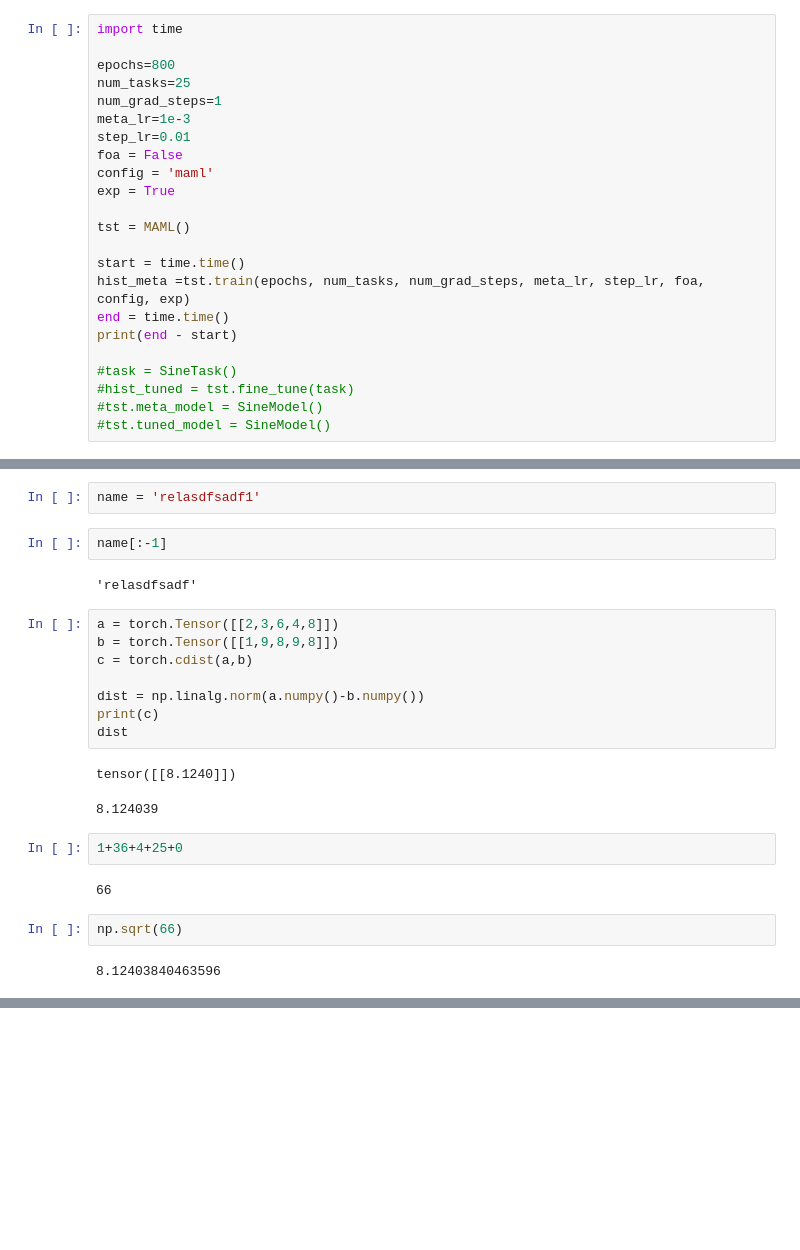
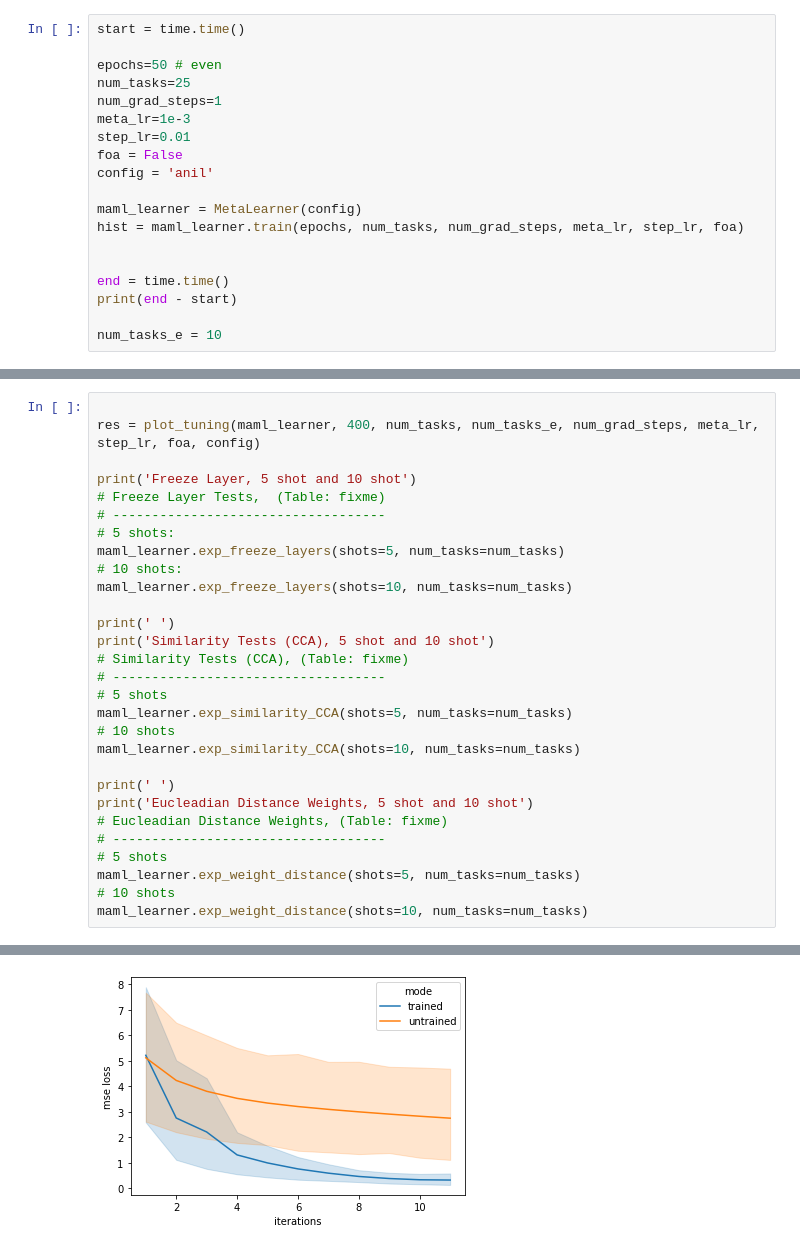
Before and after one commit to BaseKernel/aml-project-2020, a Jupyter notebook: meta_learning.ipynb, the cells around one changed output, grey strips where cells are left out. Drawn from its saved outputs; the diff is of its cells as text; blank space fills up the shorter version.

```diff
--- a/meta_learning.ipynb
+++ b/meta_learning.ipynb
@@ -316,24 +353,20 @@ class MetaLearning:
 # %%
-import time
+start = time.time()
 
-epochs=800
+epochs=50 # even
 num_tasks=25
 num_grad_steps=1
 meta_lr=1e-3
 step_lr=0.01
 foa = False
-config = 'maml'
-exp = True
+config = 'anil'
 
-tst = MAML()
+maml_learner = MetaLearner(config)
+hist = maml_learner.train(epochs, num_tasks, num_grad_steps, meta_lr, step_lr, foa)
 
-start = time.time()
-hist_meta =tst.train(epochs, num_tasks, num_grad_steps, meta_lr, step_lr, foa, config, exp)
+
 end = time.time()
 print(end - start)
 
-#task = SineTask()
-#hist_tuned = tst.fine_tune(task)
-#tst.meta_model = SineModel()
-#tst.tuned_model = SineModel()
+num_tasks_e = 10
 # %% [output]
@@ -473,25 +374,30 @@ tensor([0.5502])
-# %%
-name = 'relasdfsadf1'
-# %%
-name[:-1]
-# %% [output]
-'relasdfsadf'
-# %%
-a = torch.Tensor([[2,3,6,4,8]])
-b = torch.Tensor([[1,9,8,9,8]])
-c = torch.cdist(a,b)
-
-dist = np.linalg.norm(a.numpy()-b.numpy())
-print(c)
-dist
-# %% [output]
-tensor([[8.1240]])
-8.124039
-# %%
-1+36+4+25+0
-# %% [output]
-66
-# %%
-np.sqrt(66)
-# %% [output]
-8.12403840463596
+# %%
+
+res = plot_tuning(maml_learner, 400, num_tasks, num_tasks_e, num_grad_steps, meta_lr, step_lr, foa, config)
+
+print('Freeze Layer, 5 shot and 10 shot')
+# Freeze Layer Tests,  (Table: fixme)
+# -----------------------------------
+# 5 shots:
+maml_learner.exp_freeze_layers(shots=5, num_tasks=num_tasks)
+# 10 shots:
+maml_learner.exp_freeze_layers(shots=10, num_tasks=num_tasks)
+
+print(' ')
+print('Similarity Tests (CCA), 5 shot and 10 shot')
+# Similarity Tests (CCA), (Table: fixme)
+# -----------------------------------
+# 5 shots
+maml_learner.exp_similarity_CCA(shots=5, num_tasks=num_tasks)
+# 10 shots
+maml_learner.exp_similarity_CCA(shots=10, num_tasks=num_tasks)
+
+print(' ')
+print('Eucleadian Distance Weights, 5 shot and 10 shot')
+# Eucleadian Distance Weights, (Table: fixme)
+# -----------------------------------
+# 5 shots
+maml_learner.exp_weight_distance(shots=5, num_tasks=num_tasks)
+# 10 shots
+maml_learner.exp_weight_distance(shots=10, num_tasks=num_tasks)
+# %% [output]
@@ -497,0 +421 @@ np.sqrt(66)
+[figure, added]
```
Also changed, not shown: parts of 13 cells of this notebook.
